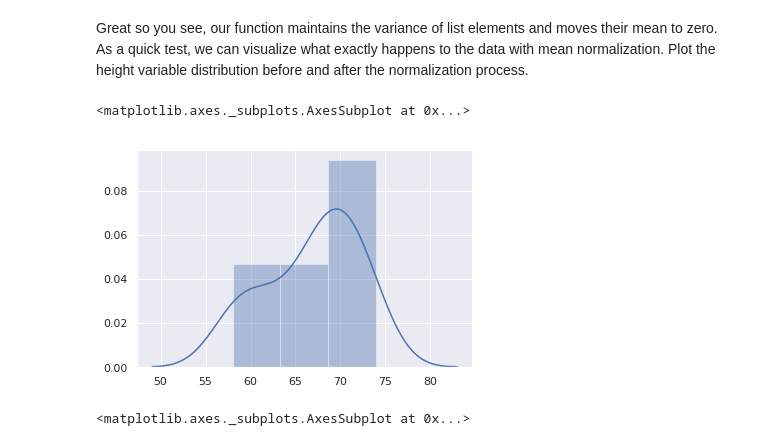
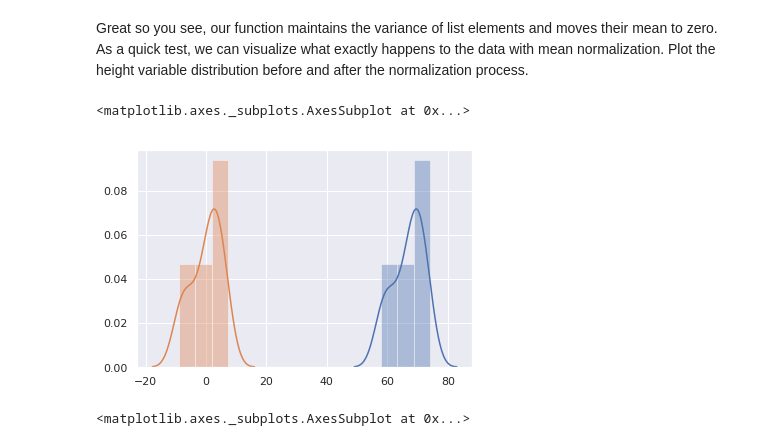
Before and after one commit to nkacoroski/dsc-0-10-04-cov-corr-lab-seattle-ds-career-040119, a Jupyter notebook: index.ipynb, the cells around one changed output. Saved outputs shown, nothing was run; the diff lists cells and outputs as text; code cells hidden in the pictures.

```diff
--- a/index.ipynb
+++ b/index.ipynb
@@ -100,19 +100,19 @@ Great so you see, our function maintains the variance of list elements and moves
 # %%
 # Visualize the height data distribution before and after mean normalization
 import seaborn as sns
 import matplotlib as plt
 from scipy import stats
 
 sns.set(color_codes=True)
 
 x1 = list(hw['height'])
 x2 = mean_normalize(hw['height'])
 
 sns.distplot(x1, hist=True)
-sns.distplot(x)
+sns.distplot(x2, hist=True)
 # %% [output]
 <matplotlib.axes._subplots.AxesSubplot at 0x...>
-[figure, old version]
+[figure, new version]
 # %%
 # %% [output]
 <matplotlib.axes._subplots.AxesSubplot at 0x...>
```
